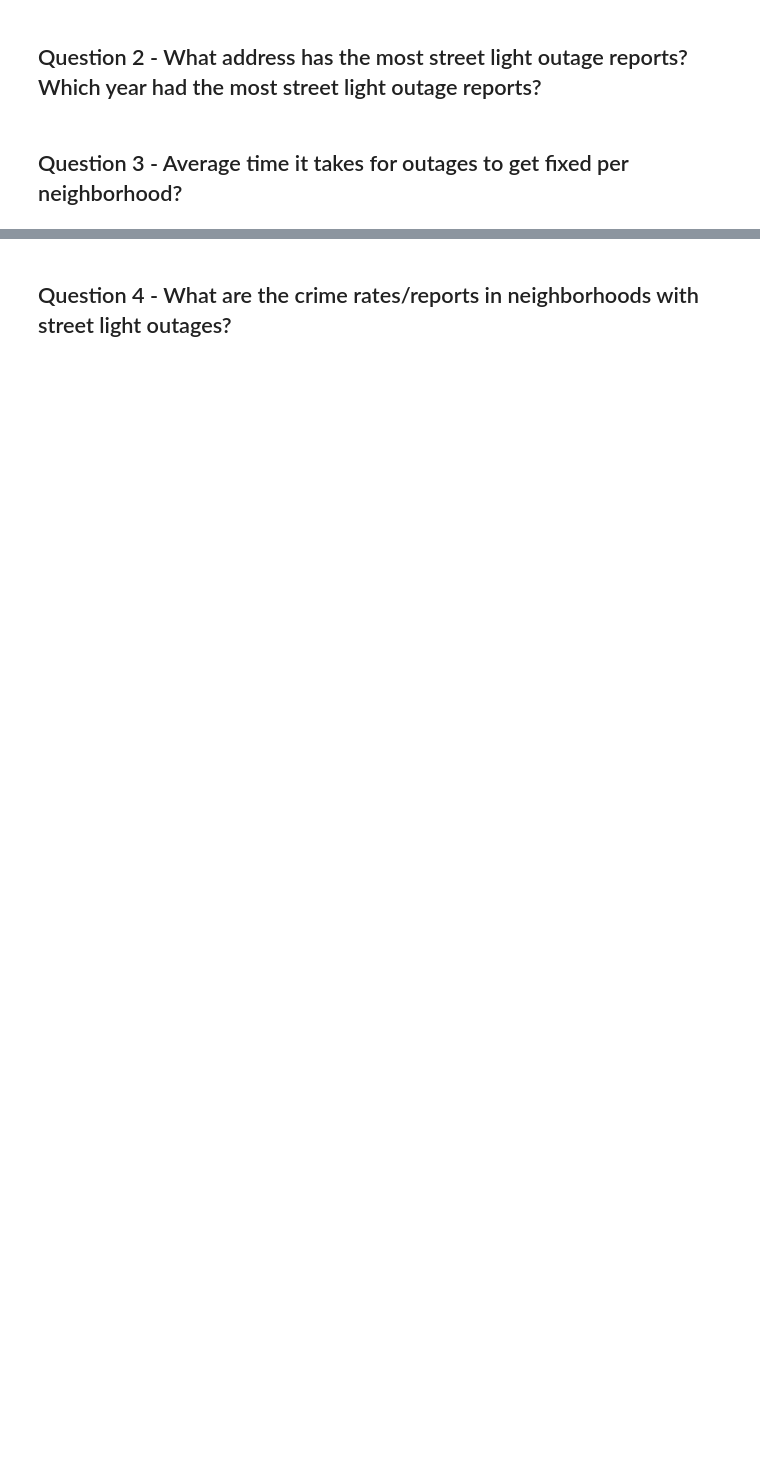
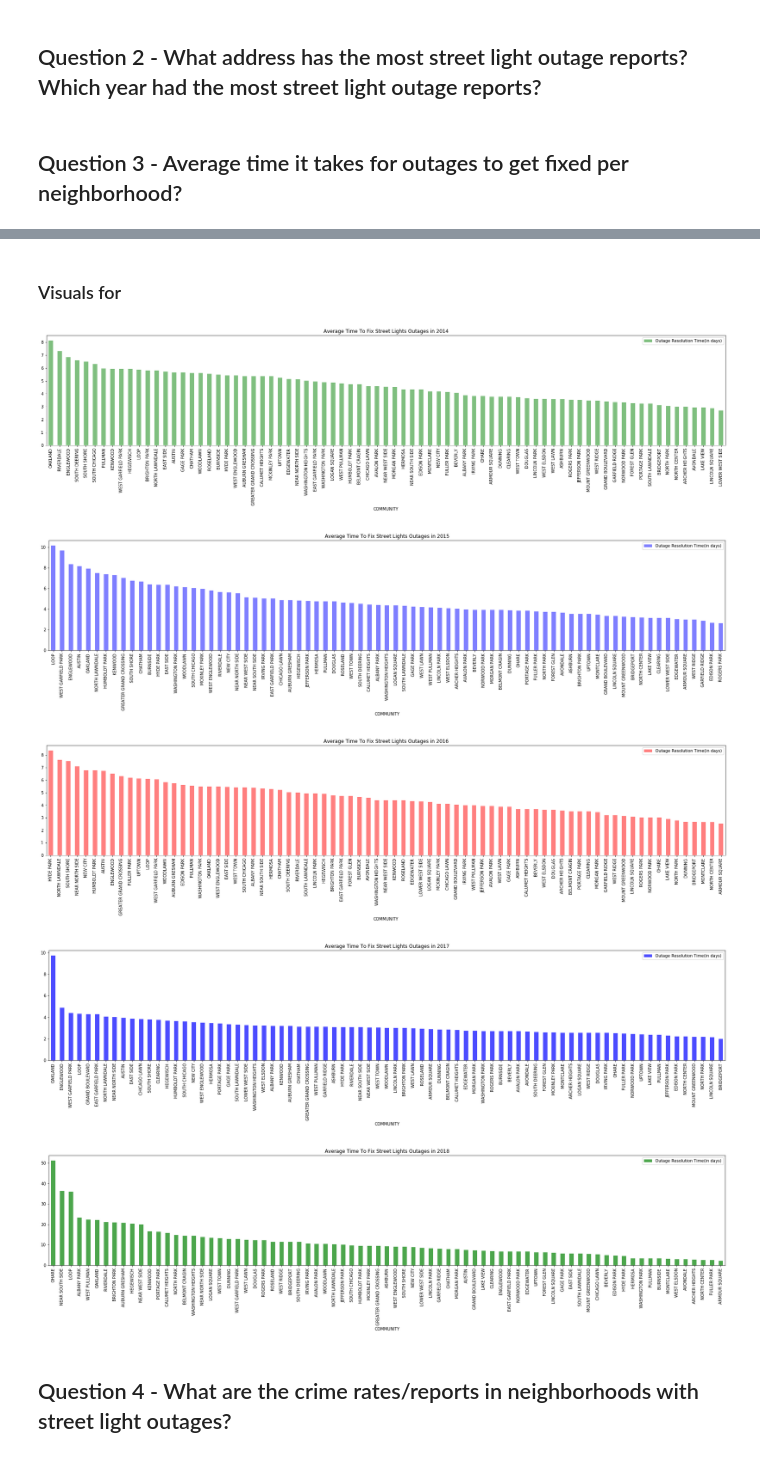
Before and after one commit to abejones26/Street-Lights, a Jupyter notebook: street-light-outages-crime-analysis.ipynb, the cells around one changed output, grey strips where cells are left out. Saved outputs shown, nothing was run; the diff lists cells and outputs as text; code cells hidden in the pictures; blank space fills up the shorter version.

```diff
--- a/street-light-outages-crime-analysis.ipynb
+++ b/street-light-outages-crime-analysis.ipynb
@@ -172,3 +262,11 @@ community_sort_2018.head(5)
 ## Question 2 - What address has the most street light outage reports? Which year had the most street light outage reports?
 # %% [markdown]
 ## Question 3 - Average time it takes for outages to get fixed per neighborhood?
+# %%
+## Join 2 tables to display community names.
+service_requests_by_community = pd.merge(street_light_reports_pd, community_area_names_pd, left_on='Community Area', right_on='AREA_NUMBE', how='left')
+## Drop extra column
+service_requests_by_community = service_requests_by_community.drop(["Latitude","Longitude","Location","AREA_NUMBE","the_geom","PERIMETER","AREA","COMAREA_","COMAREA_ID","AREA_NUM_1","SHAPE_AREA","SHAPE_LEN"], axis=1)
+## Calculate service requests resolution time after setting completion_date to current date if N/A
+service_requests_by_community['Resolution Time(days)'] = (pd.to_datetime(service_requests_by_community['Completion Date'].fillna(pd.datetime.now().date())) - pd.to_datetime(service_requests_by_community['Creation Date'])).dt.days
+service_requests_by_community.head()
@@ -174,0 +280,5 @@ community_sort_2018.head(5)
+# %%
+## Filter out rows where community_area = 0 OR service_request_number is duplicate
+service_requests_by_community = service_requests_by_community.loc[(service_requests_by_community['Community Area']!=0)]
+service_requests_by_community = service_requests_by_community.drop_duplicates(subset="Service Request Number")
+service_requests_by_community.head()
@@ -175,2 +292,33 @@ community_sort_2018.head(5)
+# %%
+service_requests_by_community_average_time = service_requests_by_community.groupby(["COMMUNITY","Year"])["Resolution Time(days)"].mean()
+service_requests_by_community_average_time.sort_values(ascending=False)
+service_requests_by_community_average_time = pd.DataFrame(service_requests_by_community_average_time).reset_index()
+service_requests_by_community_average_time
+# %%
+# Filtered by year
+service_requests_by_community_average_time_2014 = service_requests_by_community_average_time.loc[service_requests_by_community_average_time["Year"] == 2014].sort_values(by="Resolution Time(days)",ascending=False)
+service_requests_by_community_average_time_2015 = service_requests_by_community_average_time.loc[service_requests_by_community_average_time["Year"] == 2015].sort_values(by="Resolution Time(days)",ascending=False)
+service_requests_by_community_average_time_2016 = service_requests_by_community_average_time.loc[service_requests_by_community_average_time["Year"] == 2016].sort_values(by="Resolution Time(days)",ascending=False)
+service_requests_by_community_average_time_2017 = service_requests_by_community_average_time.loc[service_requests_by_community_average_time["Year"] == 2017].sort_values(by="Resolution Time(days)",ascending=False)
+service_requests_by_community_average_time_2018 = service_requests_by_community_average_time.loc[service_requests_by_community_average_time["Year"] == 2018].sort_values(by="Resolution Time(days)",ascending=False)
+# %% [markdown]
+### Visuals for
+# %%
+average_time_chart_2014 = service_requests_by_community_average_time_2014.plot.bar(y='Resolution Time(days)', x='COMMUNITY', label="Outage Resolution Time(in days)",alpha=0.5, align="center", color="green", rot=90, figsize=(30,5), title="Average Time To Fix Street Lights Outages in 2014")
+plt.savefig("Charts/average_time_chart_2014.png", bbox_inches = 'tight')
+average_time_chart_2015 = service_requests_by_community_average_time_2015.plot.bar(y='Resolution Time(days)', x='COMMUNITY', label="Outage Resolution Time(in days)", alpha=0.5, align="center", color="blue", rot=90, figsize=(30,5), title="Average Time To Fix Street Lights Outages in 2015")
+plt.savefig("Charts/average_time_chart_2015.png", bbox_inches = 'tight')
+average_time_chart_2016 = service_requests_by_community_average_time_2016.plot.bar(y='Resolution Time(days)', x='COMMUNITY', label="Outage Resolution Time(in days)", alpha=0.5, align="center", color="red", rot=90, figsize=(30,5), title="Average Time To Fix Street Lights Outages in 2016")
+plt.savefig("Charts/average_time_chart_2016.png", bbox_inches = 'tight')
+average_time_chart_2017 = service_requests_by_community_average_time_2017.plot.bar(y='Resolution Time(days)', x='COMMUNITY', label="Outage Resolution Time(in days)", alpha=0.7, align="center", color="blue", rot=90, figsize=(30,5), title="Average Time To Fix Street Lights Outages in 2017")
+plt.savefig("Charts/average_time_chart_2017.png", bbox_inches = 'tight')
+average_time_chart_2018 = service_requests_by_community_average_time_2018.plot.bar(y='Resolution Time(days)', x='COMMUNITY', label="Outage Resolution Time(in days)", alpha=0.7, align="center", color="green", rot=90, figsize=(30,5), title="Average Time To Fix Street Lights Outages in 2018")
+plt.savefig("Charts/average_time_chart_2018.png", bbox_inches = 'tight')
+# %% [output]
+[figure, added]
+[figure, added]
+[figure, added]
+[figure, added]
+[figure, added]
 # %% [markdown]
 ## Question 4 - What are the crime rates/reports in neighborhoods with street light outages?
```
Also changed, not shown: parts of 13 cells of this notebook, 6 other files.
